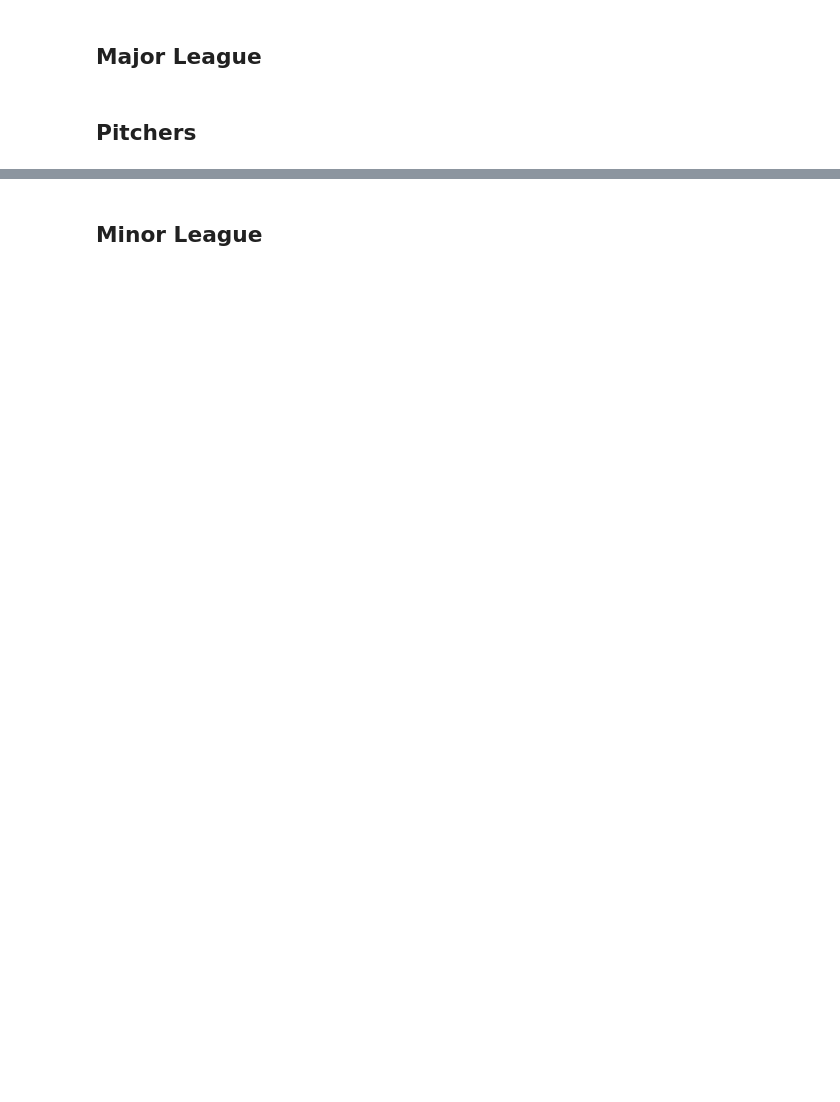
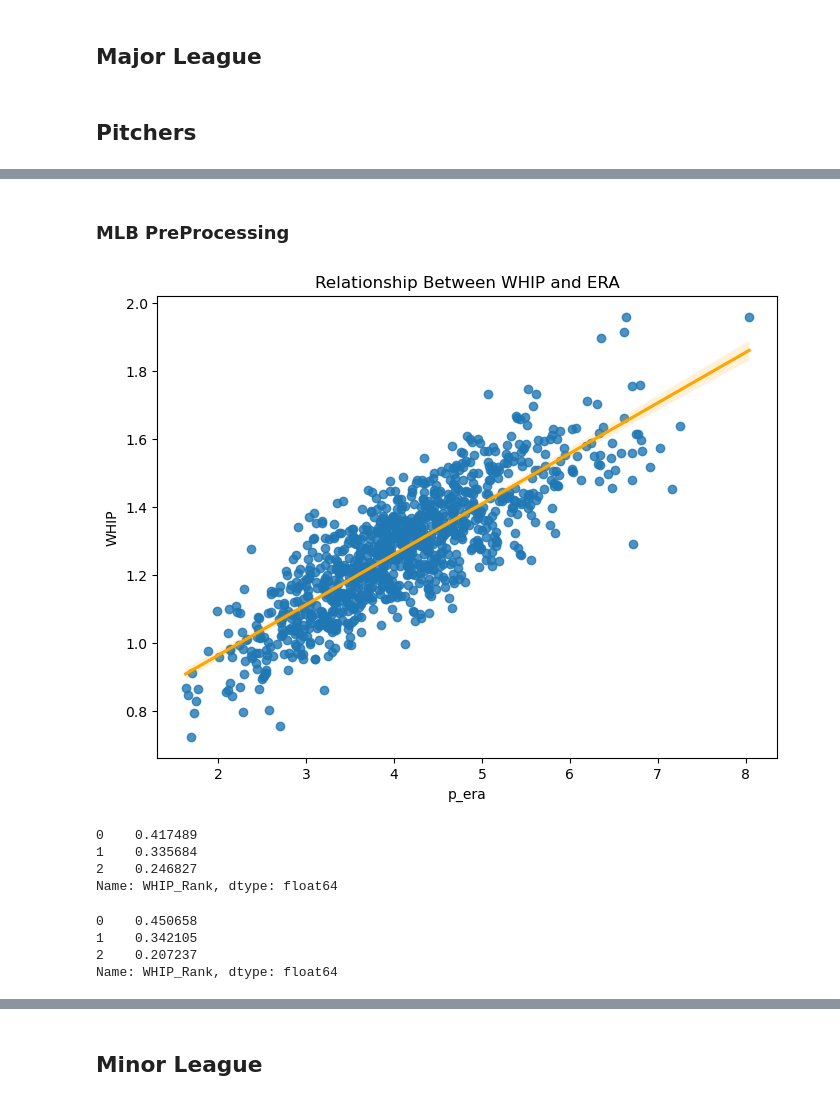
Before and after one commit to Kellyajara/MLB-MiLB-Classification, a Jupyter notebook: Data Wrangling 1 .ipynb, the cells around one changed output, grey strips where cells are left out. Saved outputs shown, nothing was run; the diff lists cells and outputs as text; code cells hidden in the pictures; blank space fills up the shorter version.

```diff
--- a/Data Wrangling 1 .ipynb
+++ b/Data Wrangling 1 .ipynb
@@ -62,0 +113,10 @@ hitters
+# %%
+def whip_ranks(x):
+    if x < 1.20:
+        return 'Above Average'
+    elif x > 1.40:
+        return 'Below Average'
+    else:
+        return 'Average'
+
+MLB_Pitch['WHIP Ranks'] = MLB_Pitch['WHIP'].apply(whip_ranks)
@@ -62,0 +130,6 @@ hitters
+# %%
+MLB_Pitch["WHIP_Rank"] = MLB_Pitch["WHIP Ranks"].astype('category')
+categories = ["Average", "Above Average","Below Average"]
+MLB_Pitch["WHIP_Rank"] = MLB_Pitch["WHIP_Rank"].cat.reorder_categories(categories)
+MLB_Pitch["WHIP_Rank"] = MLB_Pitch["WHIP_Rank"].cat.codes
+MLB_Pitch["WHIP_Rank"].value_counts()
@@ -62,0 +143,10 @@ hitters
+# %%
+def era_ranks(x):
+    if x < 3.40:
+        return 'Above Average'
+    elif x > 4.00:
+        return 'Below Average'
+    else:
+        return 'Average'
+
+MLB_Pitch['ERA Ranks'] = MLB_Pitch['p_era'].apply(era_ranks)
@@ -62,0 +160,6 @@ hitters
+# %%
+MLB_Pitch["ERA_Rank"] = MLB_Pitch["ERA Ranks"].astype('category')
+categories = ["Below Average","Above Average", "Average"]
+MLB_Pitch["ERA_Rank"] = MLB_Pitch["ERA_Rank"].cat.reorder_categories(categories)
+MLB_Pitch["ERA_Rank"] = MLB_Pitch["ERA_Rank"].cat.codes
+MLB_Pitch["ERA_Rank"].value_counts()
@@ -62,0 +191,9 @@ hitters
+# %% [markdown]
+### MLB PreProcessing
+# %%
+plt.figure(figsize=(8, 6))
+sns.regplot(x='p_era', y='WHIP', data=MLB_Pitch, line_kws={"color":"orange"})
+plt.title('Relationship Between WHIP and ERA')
+plt.show()
+# %% [output]
+[figure, added]
@@ -62,0 +217,14 @@ hitters
+# %%
+y_train.value_counts(normalize=True)
+# %% [output]
+0    0.417489
+1    0.335684
+2    0.246827
+Name: WHIP_Rank, dtype: float64
+# %%
+y_test.value_counts(normalize=True)
+# %% [output]
+0    0.450658
+1    0.342105
+2    0.207237
+Name: WHIP_Rank, dtype: float64
```
Also changed, not shown: parts of 74 cells of this notebook, 2 other files.
